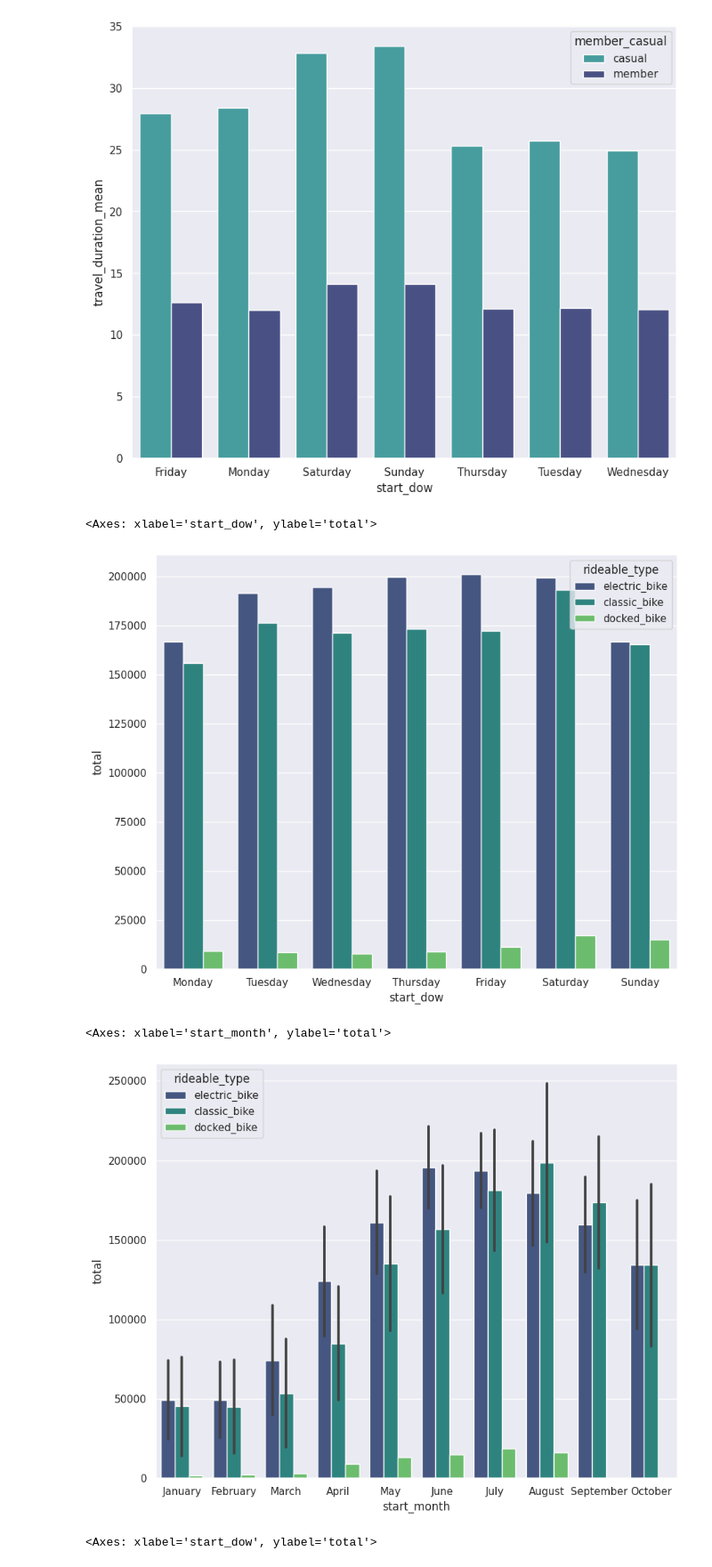
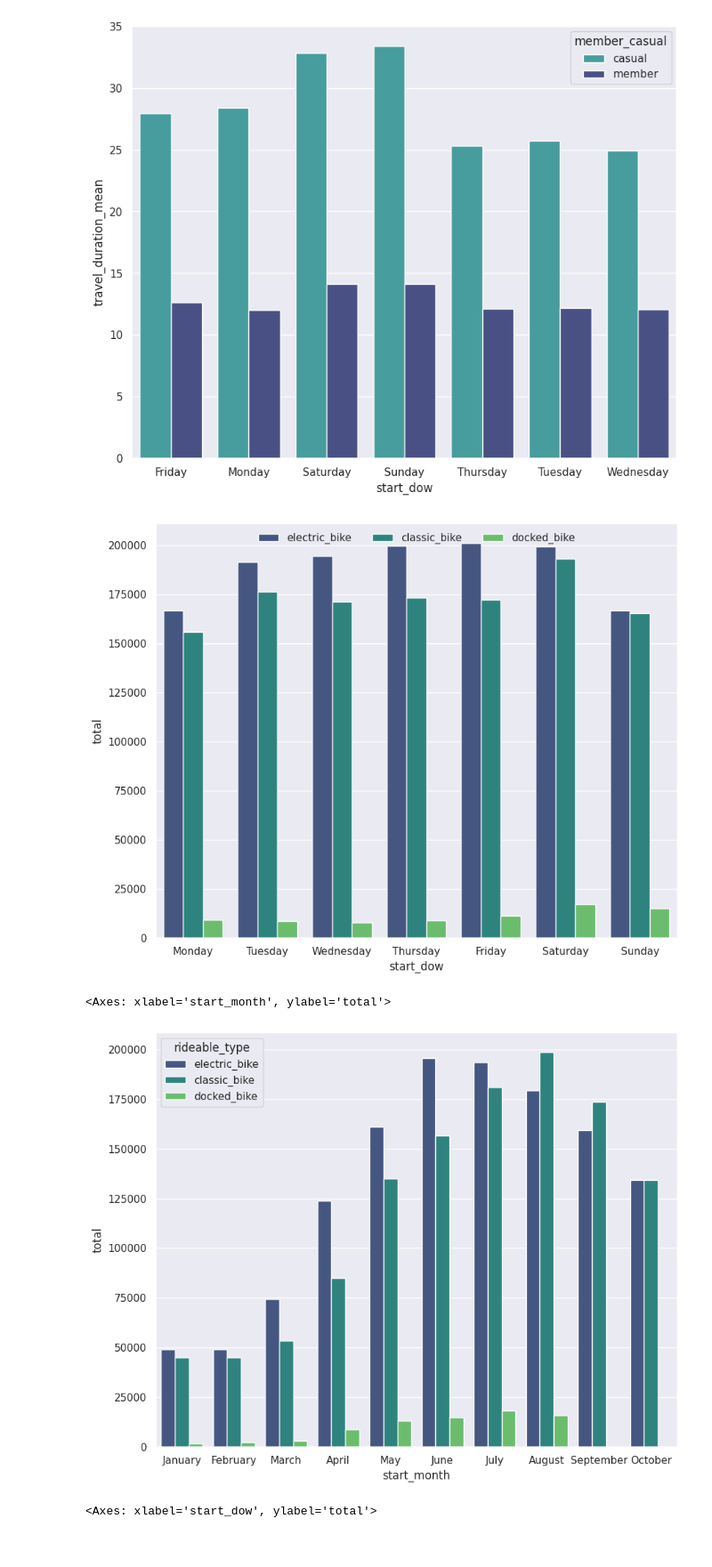
Before and after one commit to BrnPlhz/Divvy, a Jupyter notebook: ex-complete-file.ipynb, the cells around one changed output. Shown at 89% size. Saved outputs shown, nothing was run; the diff lists cells and outputs as text; code cells hidden in the pictures.

```diff
--- a/ex-complete-file.ipynb
+++ b/ex-complete-file.ipynb
@@ -290,27 +295,30 @@ bike_preference_month = divvy.groupby(["start_month", "member_casual"])[["rideab
 bike_preference_month.columns = ["start_month","member_casual", "rideable_type", "total"]
 # %%
 # Ploting the most used bike type by dow
-sns.barplot(data = bike_preference_dow,
-            x = "start_dow",
-            y = "total",
-            hue = "rideable_type",
-            order= ["Monday", "Tuesday", "Wednesday", "Thursday", "Friday", "Saturday", "Sunday"],
-            palette = "viridis",
-            errorbar= None)
+bike_type_use = sns.barplot(data = bike_preference_dow,
+                            x = "start_dow",
+                            y = "total",
+                            hue = "rideable_type",
+                            order= ["Monday", "Tuesday", "Wednesday", "Thursday", "Friday", "Saturday", "Sunday"],
+                            palette = "viridis",
+                            errorbar= None)
+sns.move_legend(bike_type_use,
+                "upper center",
+                bbox_to_anchor=(.5, 1), ncol=3, title=None, frameon=False)
 # %% [output]
-<Axes: xlabel='start_dow', ylabel='total'>
-[figure, old version]
+[figure, new version]
 # %%
 # Ploting the most used bike type by month
 sns.barplot(data = bike_preference_month,
             x = "start_month",
             y = "total",
             hue = "rideable_type",
             order= ["January", "February", "March", "April", "May", "June", "July", "August", "September", "October"],
-            palette = "viridis")
+            palette = "viridis",
+            errorbar = None)
 # %% [output]
 <Axes: xlabel='start_month', ylabel='total'>
-[figure, old version]
+[figure, new version]
 # %%
 # Most used bikes by members by dow
 sns.barplot(bike_preference_dow.query("member_casual == 'member'"),
```
Also changed, not shown: parts of 5 cells of this notebook.
